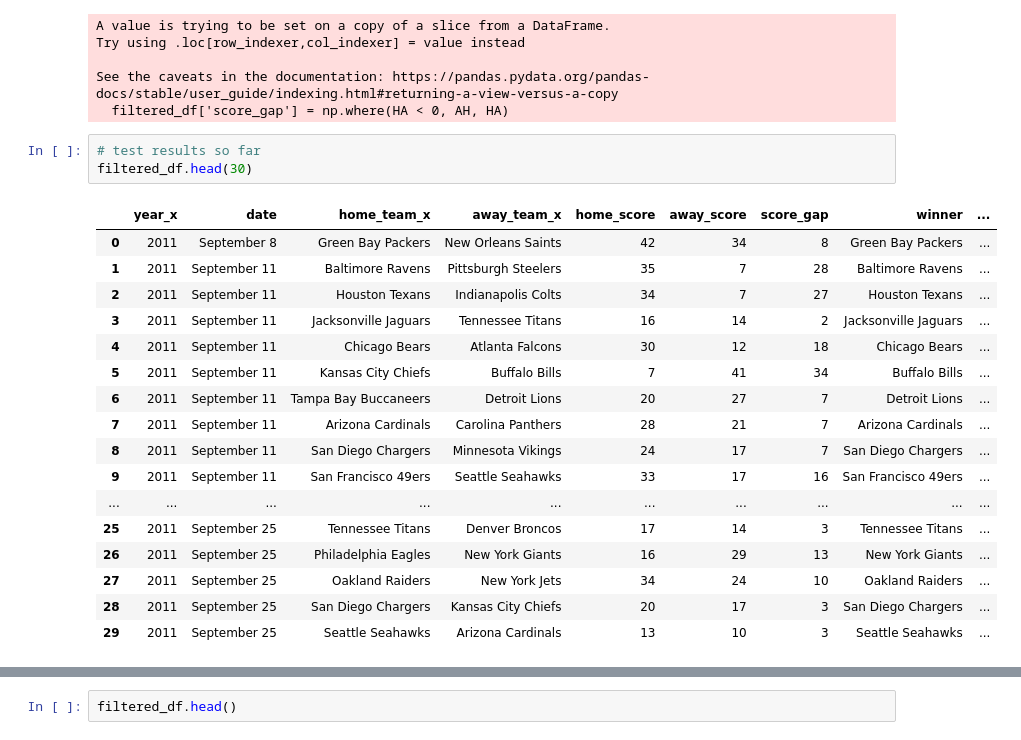
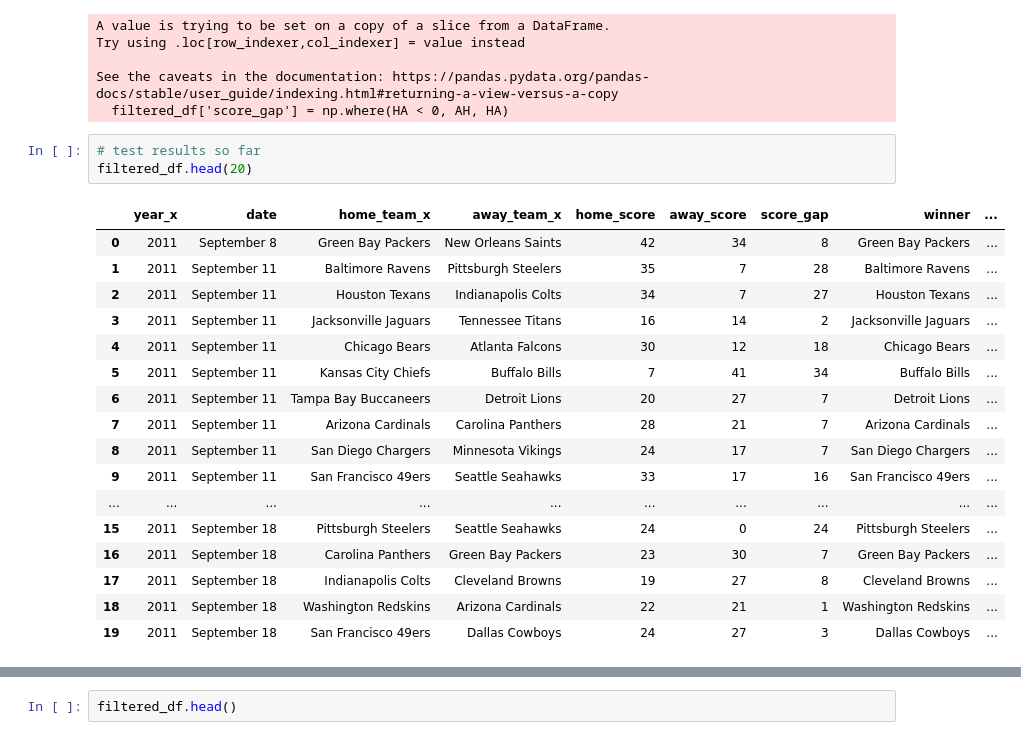
Before and after one commit to EmanPresley/SMU-Project-1-NFL-Arrests, a Jupyter notebook: Eman_work/Eman_work.ipynb, the cells around one changed output, grey strips where cells are left out. Drawn from its saved outputs; the diff is of its cells as text.

```diff
--- a/Eman_work/Eman_work.ipynb
+++ b/Eman_work/Eman_work.ipynb
@@ -136,25 +136,25 @@ See the caveats in the documentation: https://pandas.pydata.org/pandas-docs/stab
   filtered_df['score_gap'] = np.where(HA < 0, AH, HA)
 # %%
 # test results so far
-filtered_df.head(30)
+filtered_df.head(20)
 # %% [output]
 |  | year_x | date | home_team_x | away_team_x | home_score | away_score | score_gap | winner | ... |
 | 0 | 2011 | September 8 | Green Bay Packers | New Orleans Saints | 42 | 34 | 8 | Green Bay Packers | ... |
 | 1 | 2011 | September 11 | Baltimore Ravens | Pittsburgh Steelers | 35 | 7 | 28 | Baltimore Ravens | ... |
 | 2 | 2011 | September 11 | Houston Texans | Indianapolis Colts | 34 | 7 | 27 | Houston Texans | ... |
 | 3 | 2011 | September 11 | Jacksonville Jaguars | Tennessee Titans | 16 | 14 | 2 | Jacksonville Jaguars | ... |
 | 4 | 2011 | September 11 | Chicago Bears | Atlanta Falcons | 30 | 12 | 18 | Chicago Bears | ... |
 | 5 | 2011 | September 11 | Kansas City Chiefs | Buffalo Bills | 7 | 41 | 34 | Buffalo Bills | ... |
 | 6 | 2011 | September 11 | Tampa Bay Buccaneers | Detroit Lions | 20 | 27 | 7 | Detroit Lions | ... |
 | 7 | 2011 | September 11 | Arizona Cardinals | Carolina Panthers | 28 | 21 | 7 | Arizona Cardinals | ... |
 | 8 | 2011 | September 11 | San Diego Chargers | Minnesota Vikings | 24 | 17 | 7 | San Diego Chargers | ... |
 | 9 | 2011 | September 11 | San Francisco 49ers | Seattle Seahawks | 33 | 17 | 16 | San Francisco 49ers | ... |
 | ... | ... | ... | ... | ... | ... | ... | ... | ... | ... |
-| 25 | 2011 | September 25 | Tennessee Titans | Denver Broncos | 17 | 14 | 3 | Tennessee Titans | ... |
-| 26 | 2011 | September 25 | Philadelphia Eagles | New York Giants | 16 | 29 | 13 | New York Giants | ... |
-| 27 | 2011 | September 25 | Oakland Raiders | New York Jets | 34 | 24 | 10 | Oakland Raiders | ... |
-| 28 | 2011 | September 25 | San Diego Chargers | Kansas City Chiefs | 20 | 17 | 3 | San Diego Chargers | ... |
-| 29 | 2011 | September 25 | Seattle Seahawks | Arizona Cardinals | 13 | 10 | 3 | Seattle Seahawks | ... |
+| 15 | 2011 | September 18 | Pittsburgh Steelers | Seattle Seahawks | 24 | 0 | 24 | Pittsburgh Steelers | ... |
+| 16 | 2011 | September 18 | Carolina Panthers | Green Bay Packers | 23 | 30 | 7 | Green Bay Packers | ... |
+| 17 | 2011 | September 18 | Indianapolis Colts | Cleveland Browns | 19 | 27 | 8 | Cleveland Browns | ... |
+| 18 | 2011 | September 18 | Washington Redskins | Arizona Cardinals | 22 | 21 | 1 | Washington Redskins | ... |
+| 19 | 2011 | September 18 | San Francisco 49ers | Dallas Cowboys | 24 | 27 | 3 | Dallas Cowboys | ... |
 # %%
 # Are there any correlation between score gap and total number of arrests on that game day
 sns.lmplot(x="arrests", y="score_gap", data=filtered_df);
```
Also changed, not shown: parts of 8 cells of this notebook.
